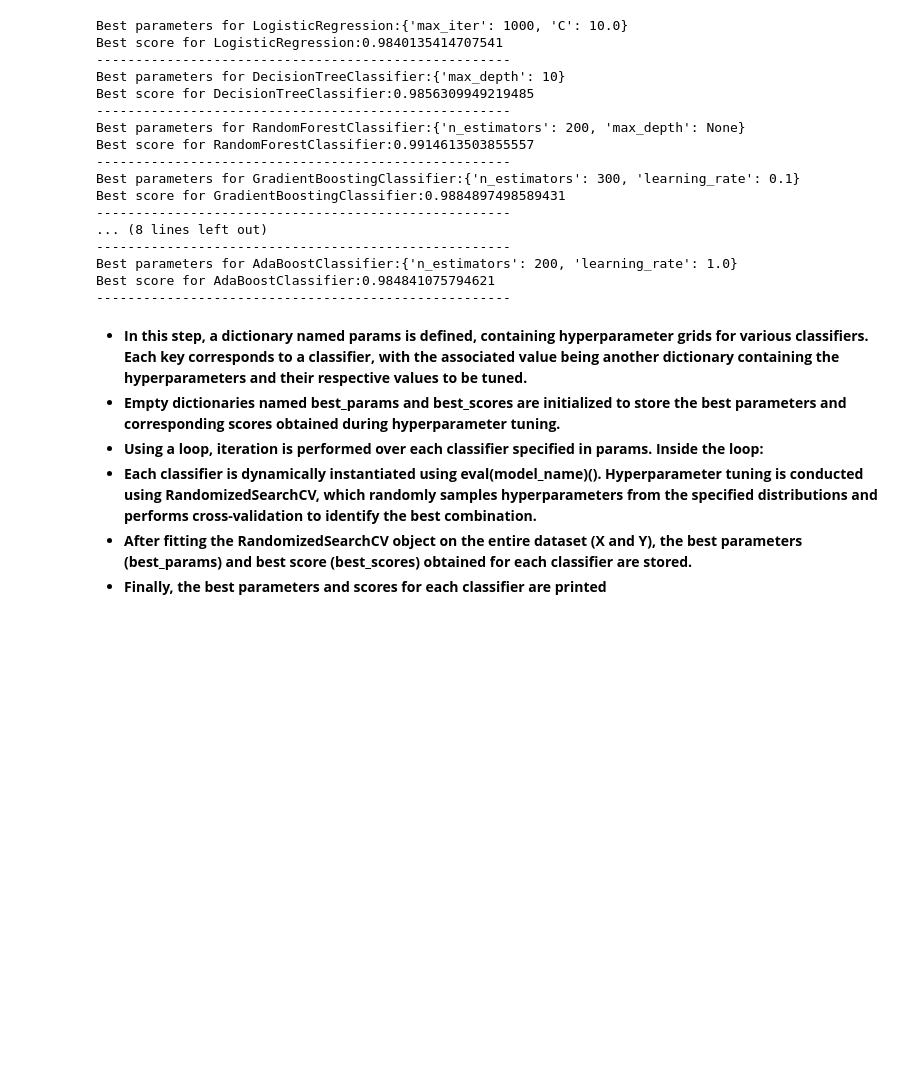
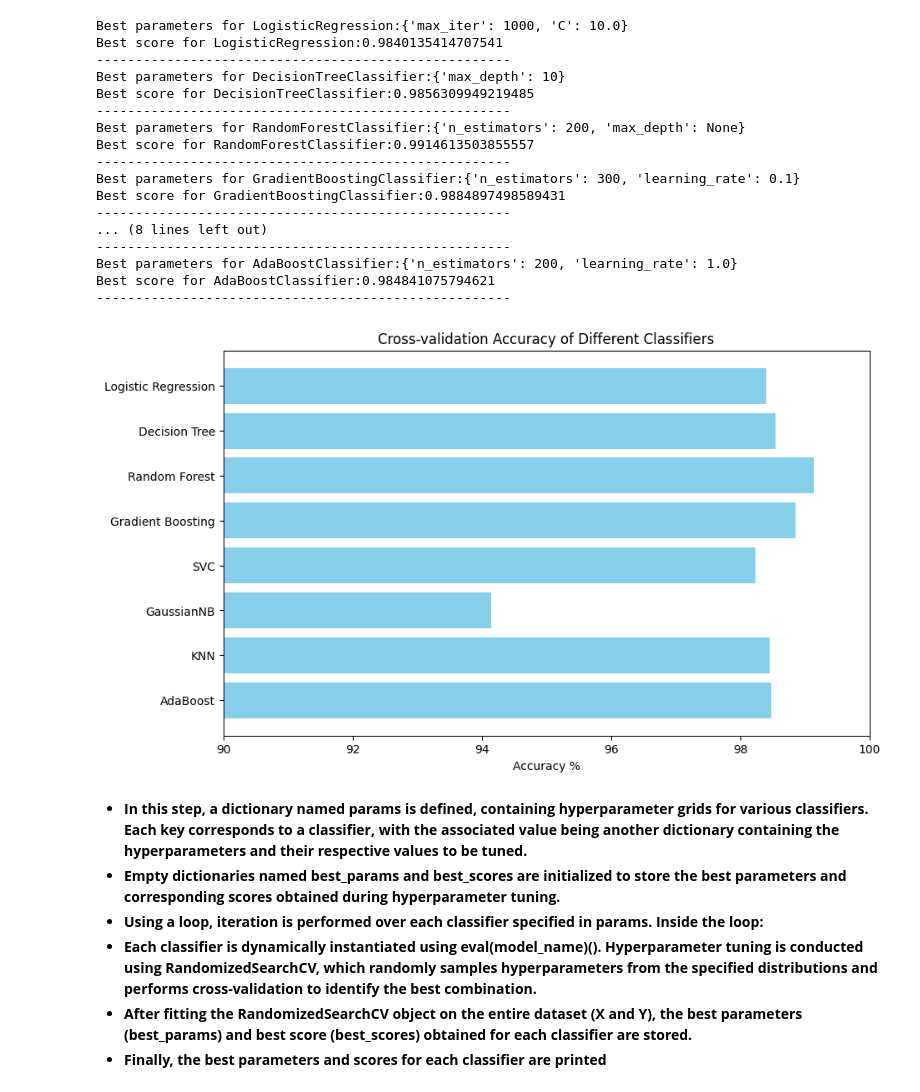
Before and after one commit to aDhiTthYAN/Web-phishing-detection, a Jupyter notebook: web_phishing_detection.ipynb, the cells around one changed output. Saved outputs shown, nothing was run; the diff lists cells and outputs as text; code cells hidden in the pictures; blank space fills up the shorter version.

```diff
--- a/web_phishing_detection.ipynb
+++ b/web_phishing_detection.ipynb
@@ -511,6 +511,23 @@ Best score for GradientBoostingClassifier:0.9884897498589431
 Best parameters for AdaBoostClassifier:{'n_estimators': 200, 'learning_rate': 1.0}
 Best score for AdaBoostClassifier:0.984841075794621
 -----------------------------------------------------
+# %%
+classifiers = ['Logistic Regression', 'Decision Tree', 'Random Forest',
+               'Gradient Boosting', 'SVC', 'GaussianNB', 'KNN', 'AdaBoost']
+
+# Cross-validation accuracy scores
+accuracy_scores = [98.4, 98.55, 99.14, 98.85, 98.23, 94.15, 98.45, 98.48]
+
+# Plotting
+plt.figure(figsize=(10, 6))
+plt.barh(classifiers, accuracy_scores, color='skyblue')
+plt.xlabel('Accuracy %')
+plt.title('Cross-validation Accuracy of Different Classifiers')
+plt.xlim(90, 100)  # Adjust the limits if necessary
+plt.gca().invert_yaxis()  # Invert y-axis to have the highest accuracy on top
+plt.show()
+# %% [output]
+[figure, added]
 # %% [markdown]
 * **In this step, a dictionary named params is defined, containing hyperparameter grids for various classifiers. Each key corresponds to a classifier, with the associated value being another dictionary containing the hyperparameters and their respective values to be tuned.**
 *  **Empty dictionaries named best_params and best_scores are initialized to store the best parameters and corresponding scores obtained during hyperparameter tuning.**
```
